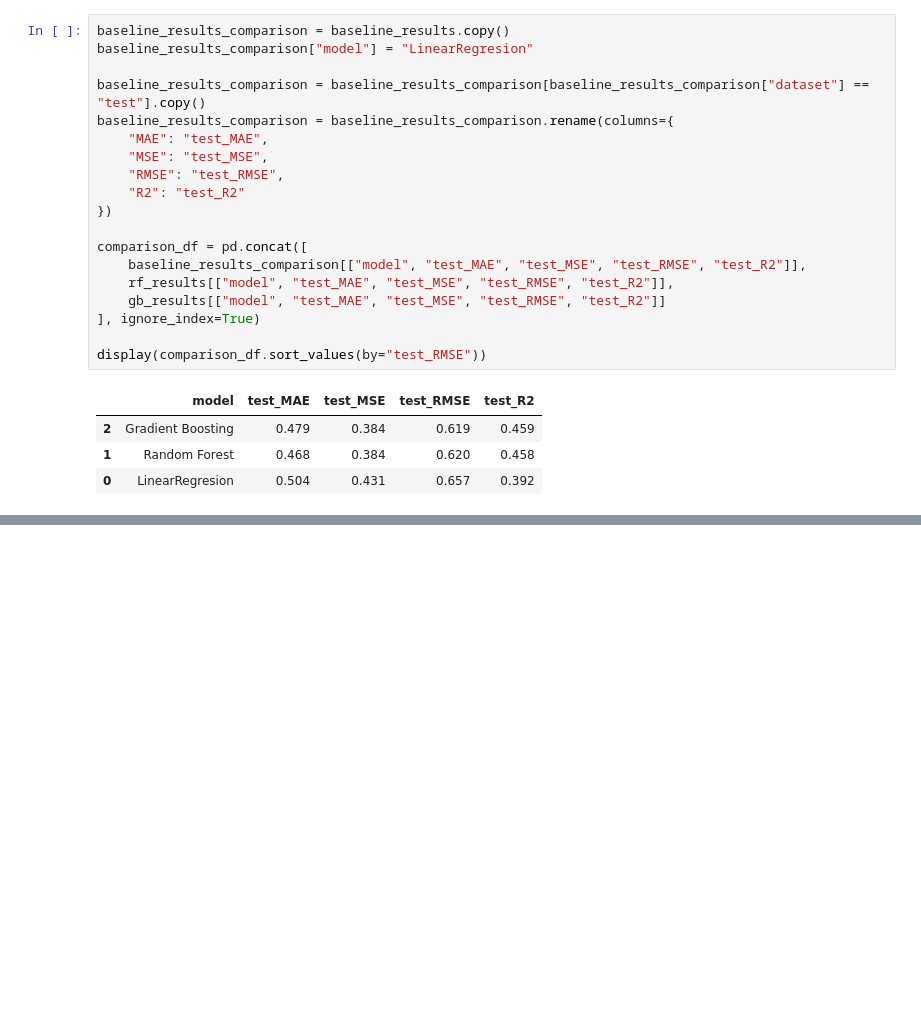
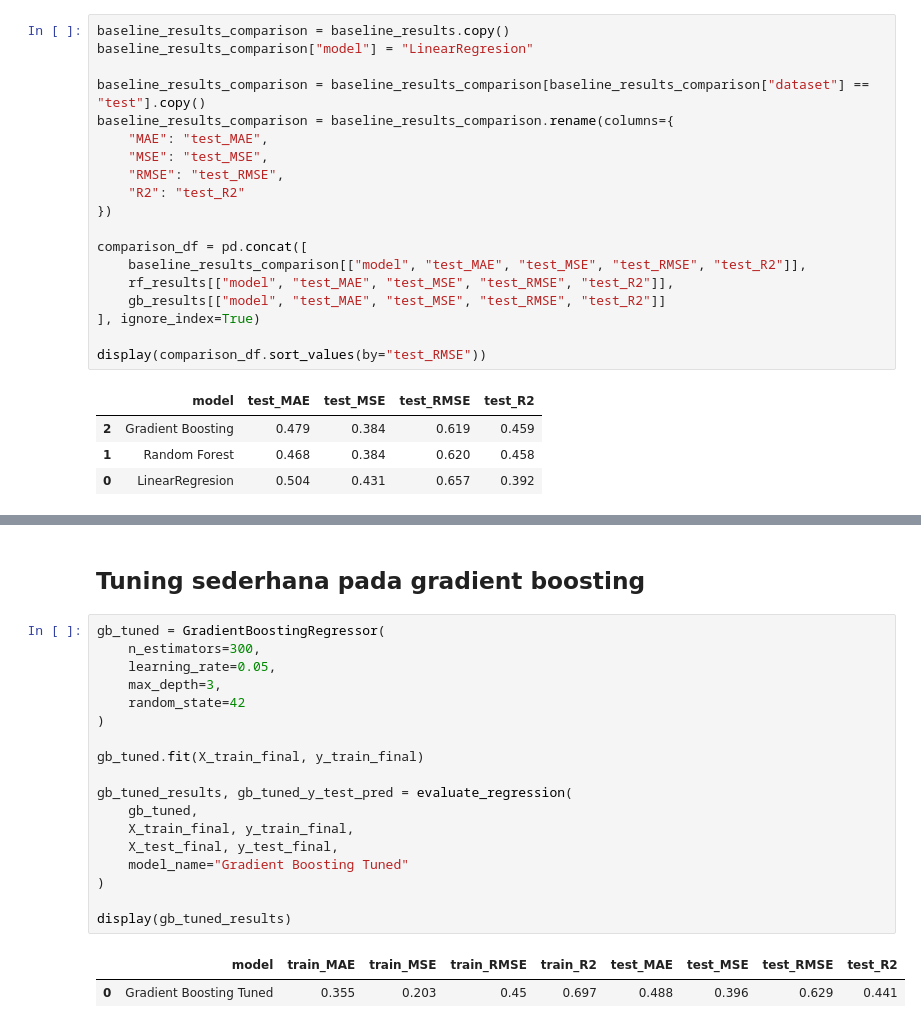
Before and after one commit to r021n/simple-machine-learing, a Jupyter notebook: Wine_Quality_Prediction.ipynb, the cells around one changed output, grey strips where cells are left out. Drawn from its saved outputs; the diff is of its cells as text; blank space fills up the shorter version.

```diff
--- a/Wine_Quality_Prediction.ipynb
+++ b/Wine_Quality_Prediction.ipynb
@@ -794,0 +819,23 @@ display(comparison_df.sort_values(by="test_RMSE"))
+# %% [markdown]
+## Tuning sederhana pada gradient boosting
+# %%
+gb_tuned = GradientBoostingRegressor(
+    n_estimators=300,
+    learning_rate=0.05,
+    max_depth=3,
+    random_state=42
+)
+
+gb_tuned.fit(X_train_final, y_train_final)
+
+gb_tuned_results, gb_tuned_y_test_pred = evaluate_regression(
+    gb_tuned,
+    X_train_final, y_train_final,
+    X_test_final, y_test_final,
+    model_name="Gradient Boosting Tuned"
+)
+
+display(gb_tuned_results)
+# %% [output]
+|  | model | train_MAE | train_MSE | train_RMSE | train_R2 | test_MAE | test_MSE | test_RMSE | test_R2 |
+| 0 | Gradient Boosting Tuned | 0.355 | 0.203 | 0.45 | 0.697 | 0.488 | 0.396 | 0.629 | 0.441 |
```
Also changed, not shown: parts of 2 cells of this notebook.
